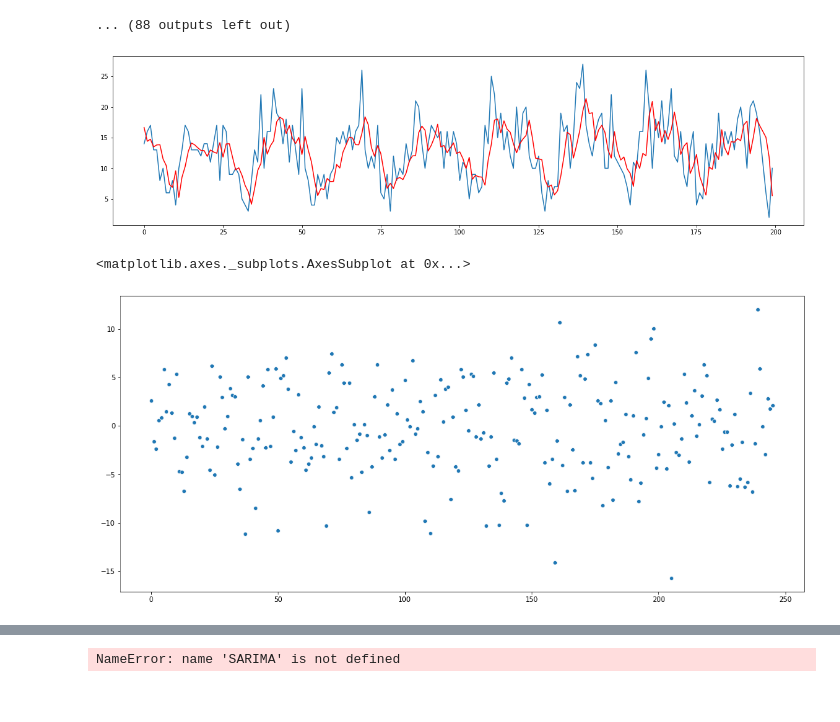
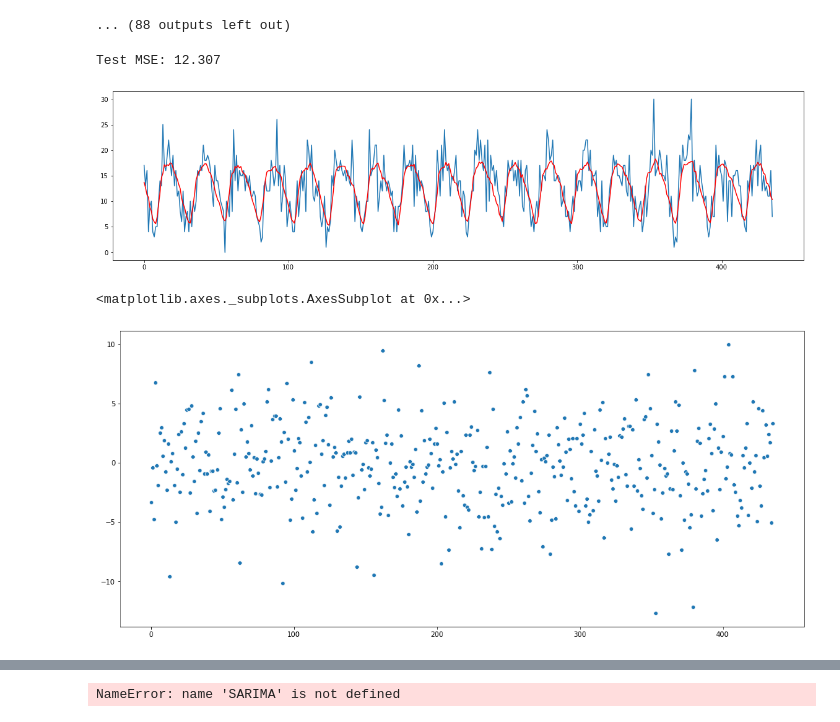
Before and after one commit to tcbonds/Project-5, a Jupyter notebook: SF_EMS_Modeling.ipynb, the cells around one changed output, grey strips where cells are left out. Saved outputs shown, nothing was run; the diff lists cells and outputs as text; code cells hidden in the pictures.

```diff
--- a/SF_EMS_Modeling.ipynb
+++ b/SF_EMS_Modeling.ipynb
@@ -399,14 +411,20 @@ predicted=11.683343, expected=14.000000
+# %%
+# Calculating and printing MSE for all test predictions
+error = mean_squared_error(test[:436], predictions)
+print('Test MSE: %.3f' % error)
+# %% [output]
+Test MSE: 12.307
 # %%
 # plot SARIMA
 plt.figure(figsize=(20,5))
-plt.plot(test[:200])
-plt.plot(predictions[:200], color='red')
+plt.plot(test[:436])
+plt.plot(predictions, color='red')
 plt.show()
 # %% [output]
-[figure, old version]
+[figure, new version]
 # %%
 # Checking for residuals (look evenly distributed)
-sns.scatterplot(x=(range(len(test))),y=[float(x) for x in predictions]-test)
+sns.scatterplot(x=(range(len(test[:436]))),y=[float(x) for x in predictions]-test[:436])
 # %% [output]
 <matplotlib.axes._subplots.AxesSubplot at 0x...>
-[figure, old version]
+[figure, new version]
```
Also changed, not shown: parts of 11 cells of this notebook, 1 other file.
